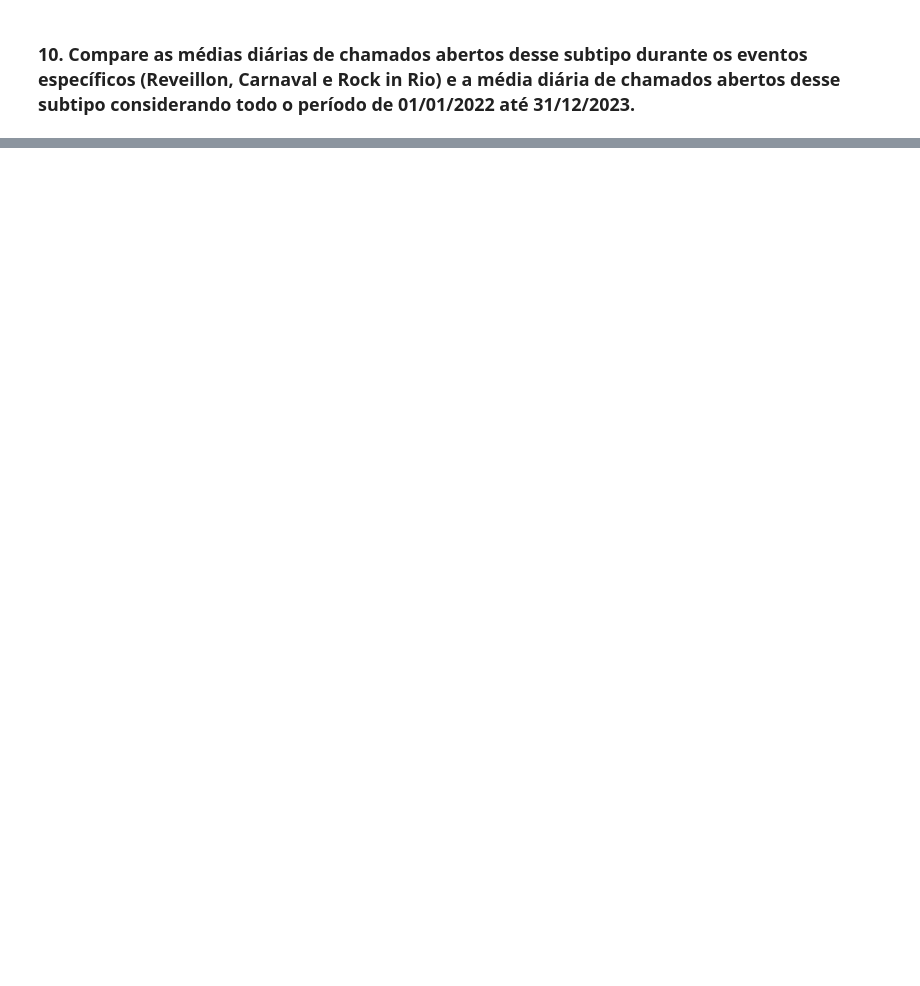
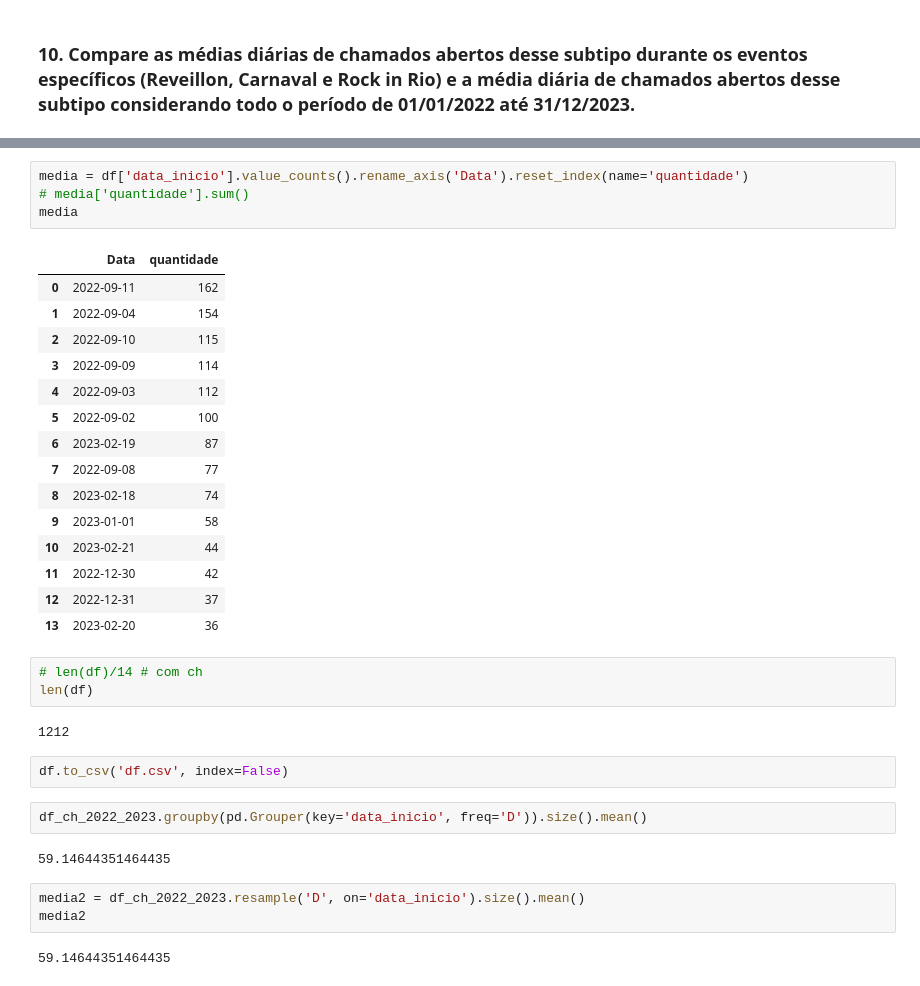
Before and after one commit to ermesonf/emd-desafio-junior-data-scientist, a Jupyter notebook: src/analise_python.ipynb, the cells around one changed output, grey strips where cells are left out. Drawn from its saved outputs; the diff is of its cells as text; blank space fills up the shorter version.

```diff
--- a/src/analise_python.ipynb
+++ b/src/analise_python.ipynb
@@ -266,0 +254,36 @@ df.head(3)
+# %%
+media = df['data_inicio'].value_counts().rename_axis('Data').reset_index(name='quantidade')
+# media['quantidade'].sum()
+media
+# %% [output]
+|  | Data | quantidade |
+| 0 | 2022-09-11 | 162 |
+| 1 | 2022-09-04 | 154 |
+| 2 | 2022-09-10 | 115 |
+| 3 | 2022-09-09 | 114 |
+| 4 | 2022-09-03 | 112 |
+| 5 | 2022-09-02 | 100 |
+| 6 | 2023-02-19 | 87 |
+| 7 | 2022-09-08 | 77 |
+| 8 | 2023-02-18 | 74 |
+| 9 | 2023-01-01 | 58 |
+| 10 | 2023-02-21 | 44 |
+| 11 | 2022-12-30 | 42 |
+| 12 | 2022-12-31 | 37 |
+| 13 | 2023-02-20 | 36 |
+# %%
+# len(df)/14 # com ch
+len(df)
+# %% [output]
+1212
+# %%
+df.to_csv('df.csv', index=False)
+# %%
+df_ch_2022_2023.groupby(pd.Grouper(key='data_inicio', freq='D')).size().mean()
+# %% [output]
+59.14644351464435
+# %%
+media2 = df_ch_2022_2023.resample('D', on='data_inicio').size().mean()
+media2
+# %% [output]
+59.14644351464435
```
Also changed, not shown: parts of 15 cells of this notebook, 3 other files.
